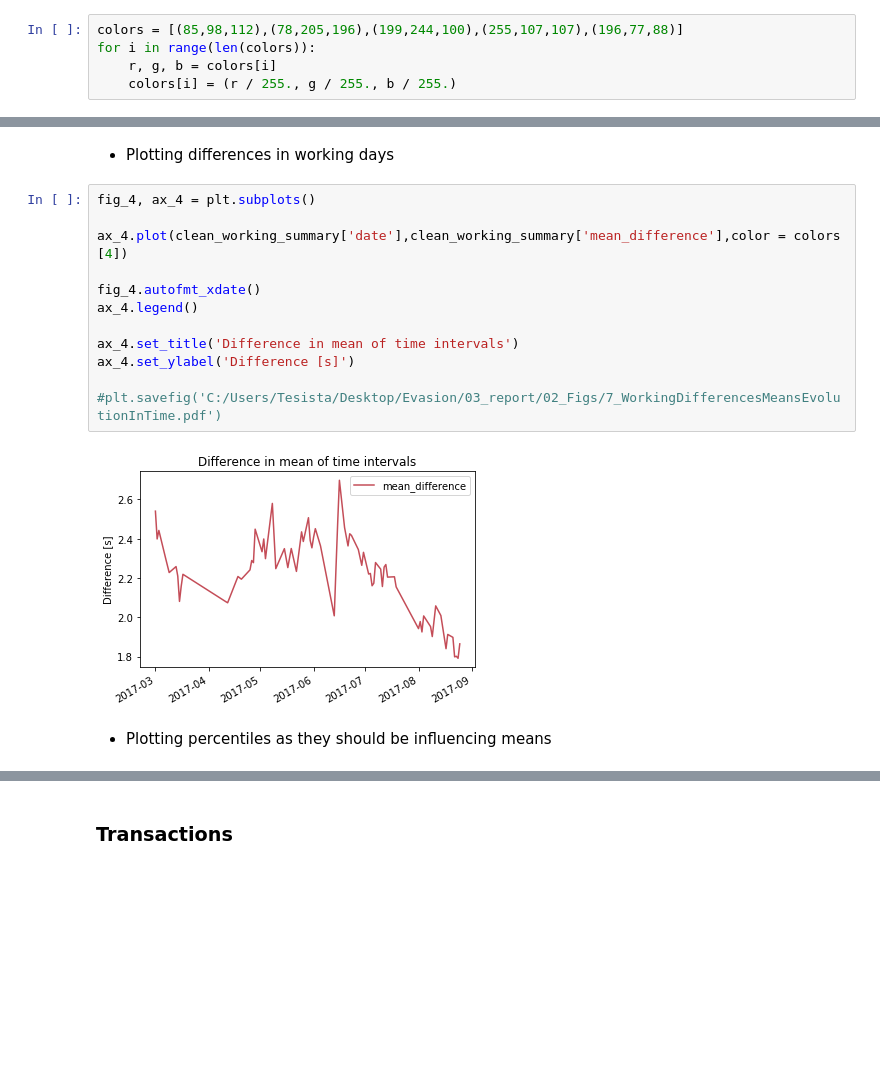
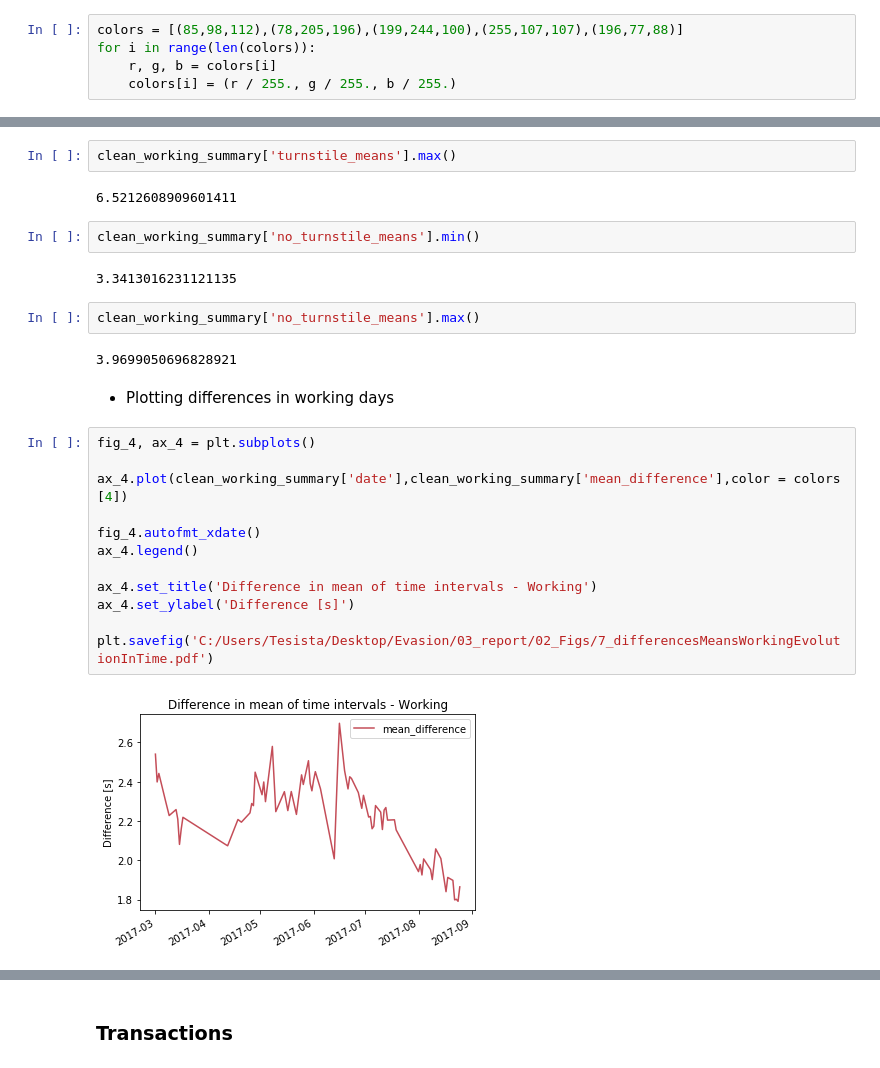
Before and after one commit to leocamus/TSAnalysis, a Jupyter notebook: PlottingTemporalDescriptives.ipynb, the cells around one changed output, grey strips where cells are left out. Cells and saved outputs as stored; diff of their text form; blank space fills up the shorter version.

```diff
--- a/PlottingTemporalDescriptives.ipynb
+++ b/PlottingTemporalDescriptives.ipynb
@@ -116,18 +120,28 @@ ax_3.set_ylabel('Mean of time intervals [s]')
+# %%
+clean_working_summary['turnstile_means'].max()
+# %% [output]
+6.5212608909601411
+# %%
+clean_working_summary['no_turnstile_means'].min()
+# %% [output]
+3.3413016231121135
+# %%
+clean_working_summary['no_turnstile_means'].max()
+# %% [output]
+3.9699050696828921
 # %% [markdown]
 * Plotting differences in working days
 # %%
 fig_4, ax_4 = plt.subplots()
 
 ax_4.plot(clean_working_summary['date'],clean_working_summary['mean_difference'],color = colors [4])
 
 fig_4.autofmt_xdate()
 ax_4.legend()
 
-ax_4.set_title('Difference in mean of time intervals')
+ax_4.set_title('Difference in mean of time intervals - Working')
 ax_4.set_ylabel('Difference [s]')
 
-#plt.savefig('C:/Users/Tesista/Desktop/Evasion/03_report/02_Figs/7_WorkingDifferencesMeansEvolutionInTime.pdf')
+plt.savefig('C:/Users/Tesista/Desktop/Evasion/03_report/02_Figs/7_differencesMeansWorkingEvolutionInTime.pdf')
 # %% [output]
-[figure, old version]
+[figure, new version]
-# %% [markdown]
-* Plotting percentiles as they should be influencing means
```
Also changed, not shown: parts of 26 cells of this notebook, 1 other file.
